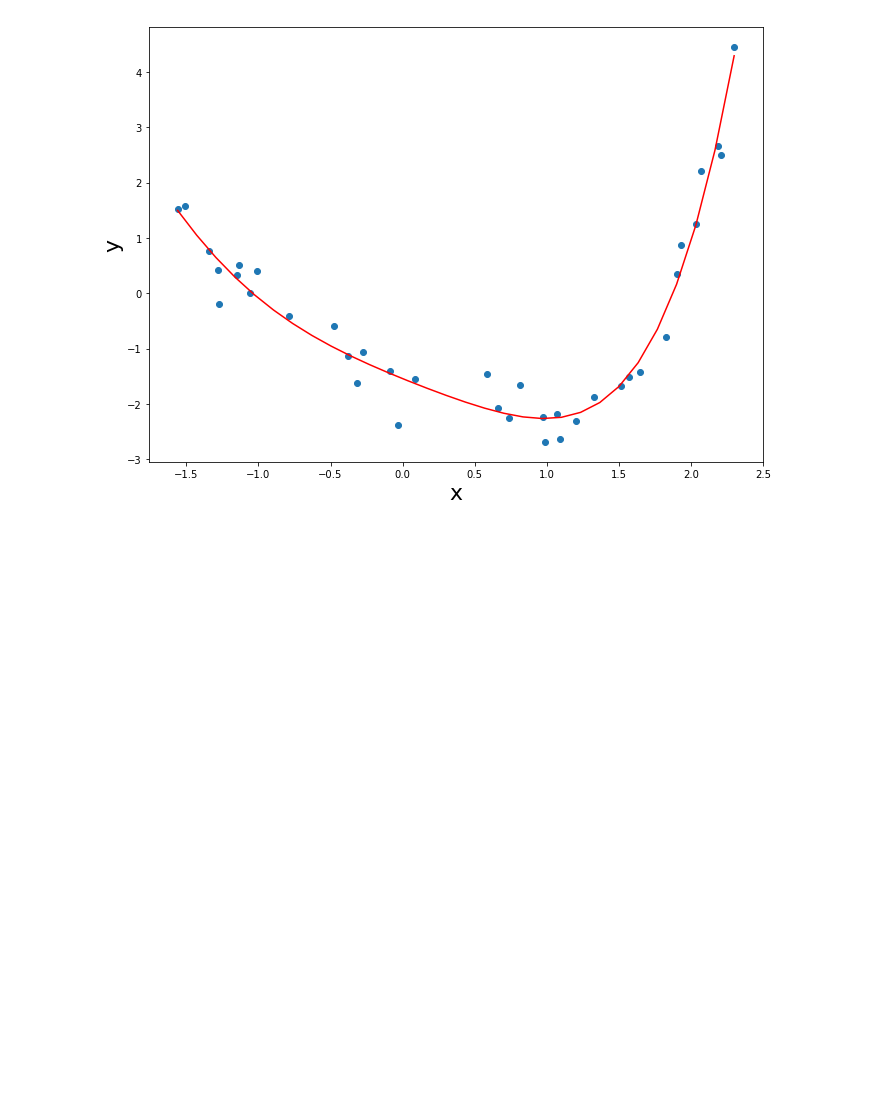
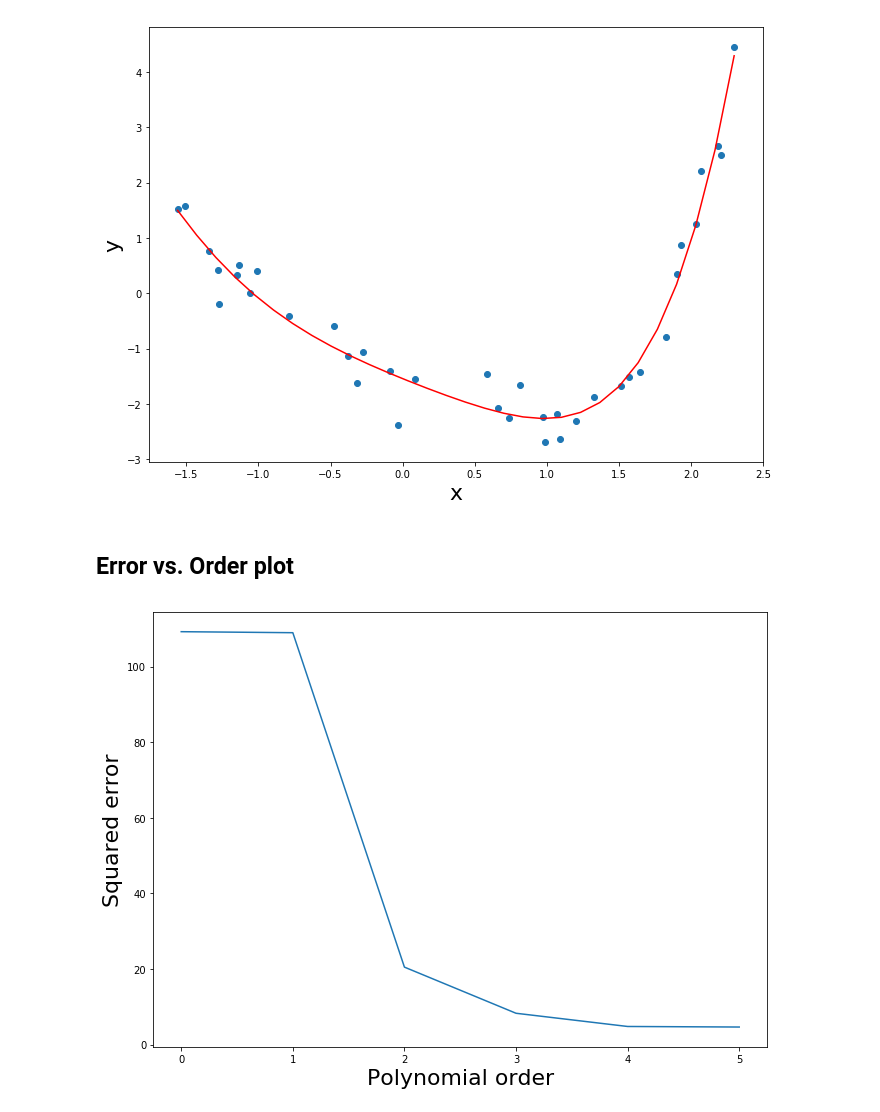
Before and after one commit to rfeinman/hw-mathtools, a Jupyter notebook: hw2_Feinman/hw2.ipynb, the cells around one changed output. Saved outputs shown, nothing was run; the diff lists cells and outputs as text; code cells hidden in the pictures; blank space fills up the shorter version.

```diff
--- a/hw2_Feinman/hw2.ipynb
+++ b/hw2_Feinman/hw2.ipynb
@@ -143,21 +146,42 @@ plot_fit(x, y, B_opt_2)
 # %% [markdown]
 ## Order 3
 # %%
-B_opt_3 = polynomial_regression(x, y, order=3)
-plot_fit(x, y, B_opt_3)
+B_opt[3] = polynomial_regression(x, y, order=3)
+plot_fit(x, y, B_opt[3])
 # %% [output]
 [figure]
 # %% [markdown]
 ## Order 4
 # %%
-B_opt_4 = polynomial_regression(x, y, order=4)
-plot_fit(x, y, B_opt_4)
+B_opt[4] = polynomial_regression(x, y, order=4)
+plot_fit(x, y, B_opt[4])
 # %% [output]
 [figure]
 # %% [markdown]
 ## Order 5
 # %%
-B_opt_5 = polynomial_regression(x, y, order=5)
-plot_fit(x, y, B_opt_5)
+B_opt[5] = polynomial_regression(x, y, order=5)
+plot_fit(x, y, B_opt[5])
 # %% [output]
 [figure]
+# %% [markdown]
+## Error vs. Order plot
+# %%
+def compute_error(x, y, B_opt):
+    y_p = 0
+    for i, B in enumerate(B_opt):
+        y_p += B*np.power(x, i)
+
+    return np.sum(np.square(y - y_p))
+
+orders = [elt for elt in range(6)]
+errors = [compute_error(x, y, B_opt[i]) for i in orders]
+# %%
+# Let's plot the errors vs order
+plt.figure(figsize=(11, 8))
+plt.xlabel('Polynomial order', fontsize=22)
+plt.ylabel('Squared error', fontsize=22)
+plt.plot(orders, errors)
+plt.show()
+# %% [output]
+[figure, added]
```
Also changed, not shown: parts of 7 cells of this notebook.
